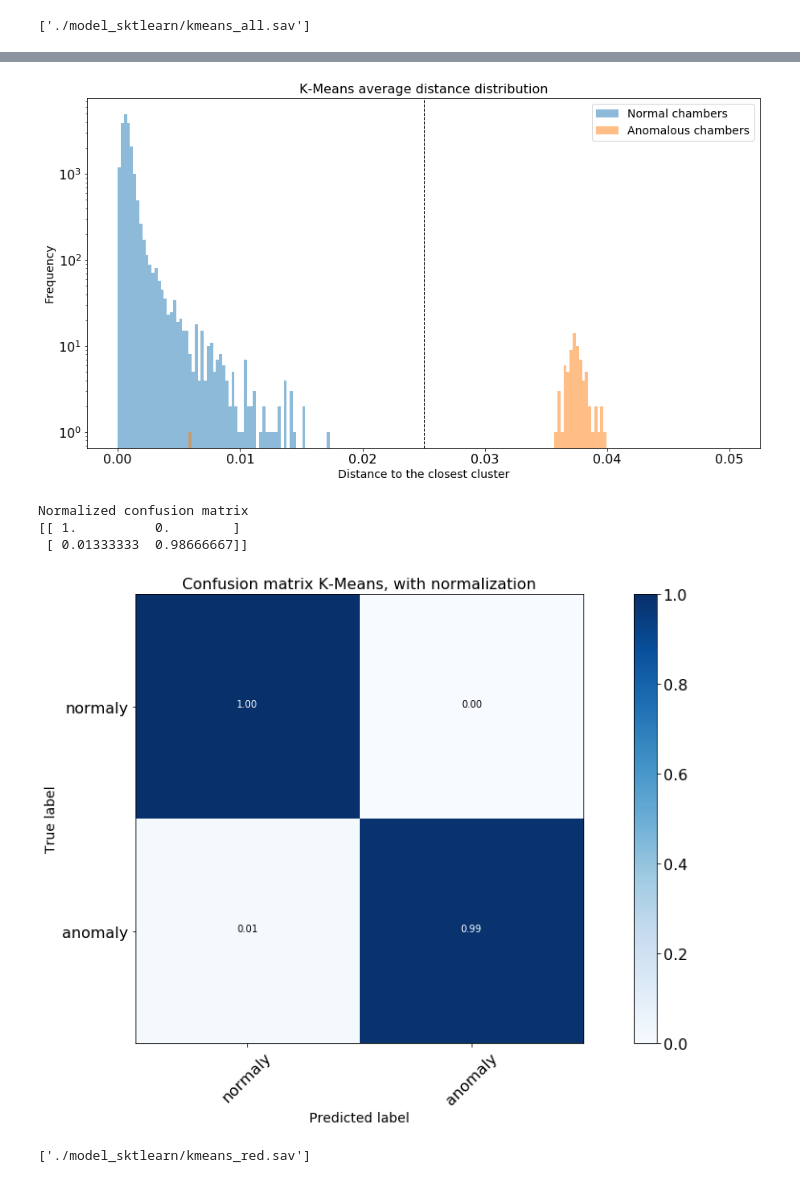
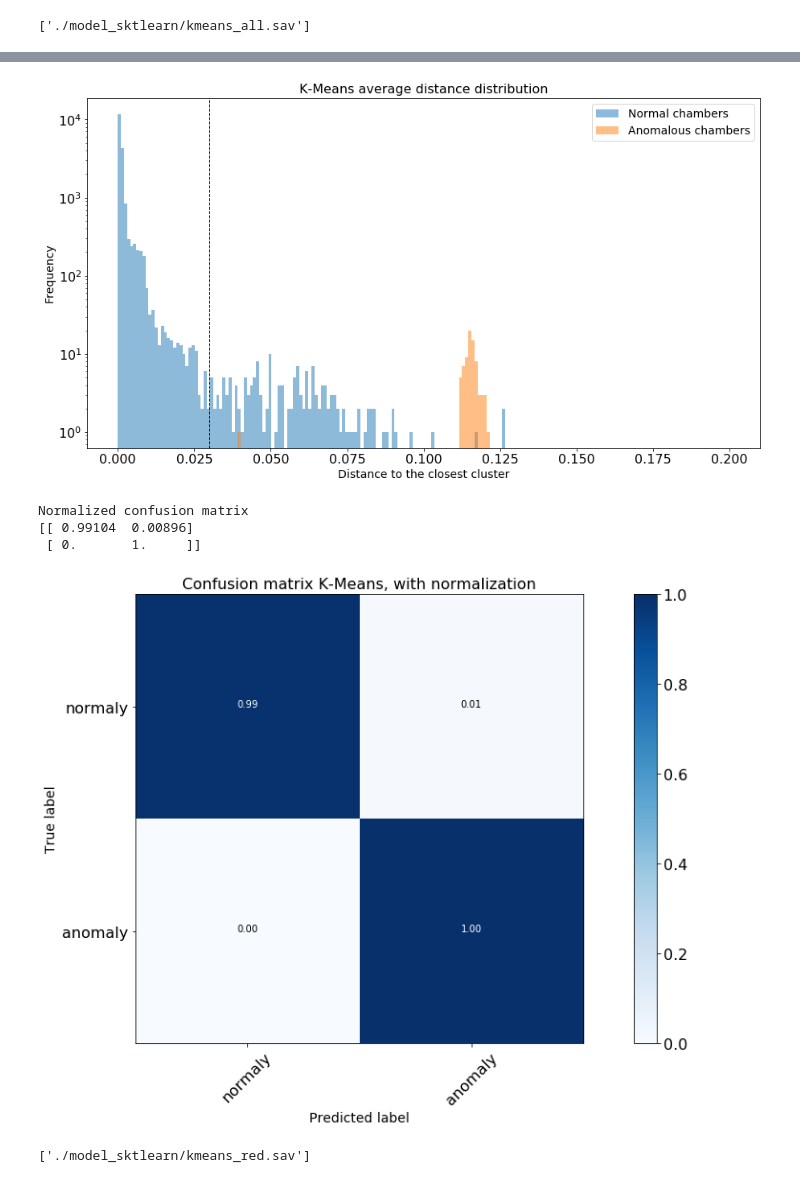
Before and after one commit to bapavlov/L1MTriggerRateMonitoringWithML, a Jupyter notebook: dt_trigger_monitoring_training.ipynb, the cells around one changed output, grey strips where cells are left out. Drawn from its saved outputs; the diff is of its cells as text; code cells hidden in the pictures.

Commit message:
uniform cs

```diff
--- a/dt_trigger_monitoring_training.ipynb
+++ b/dt_trigger_monitoring_training.ipynb
@@ -2104,17 +2178,27 @@ joblib.dump(k_means, filename)
 # %%
 # 0.system, 1.wheel, 2.sector, 3.station, 4.lumi, 5.err, 6.rate, 7.err, 8.CS, 9.err
 def removeItem(data):
-    #index = [0, 4, 5, 6, 7, 9] #leaving only position and CS
-    index = [0, 5, 7, 9] #removing system and errors
+    index = [0, 4, 5, 6, 7, 9] #leaving only position and CS
+    #index = [0, 5, 7, 9] #removing system and errors
     temp = data.copy()
     temp = np.delete(temp, index)
     return temp
 
-scaler_type = 2
+layers_test["content"] = layers_test["content"].apply(np.array)
 layers_test["content_red"] = layers_test["content"].apply(removeItem)
 layers_test["content_red"] = layers_test["content_red"].apply(np.array)
-layers_test["content_red_scaled"] = layers_test["content_red"].apply(scale_data, args=[scaler_type])
 
+layers_train["content"] = layers_train["content"].apply(np.array)
 layers_train["content_red"] = layers_train["content"].apply(removeItem)
 layers_train["content_red"] = layers_train["content_red"].apply(np.array)
-layers_train["content_red_scaled"] = layers_train["content_red"].apply(scale_data, args=[scaler_type])
+# %%
+values = []
+for i in [-2, -1, 0, +1, +2]:
+    v_temp = []
+    for j in range(1, 13):
+        temp = layers_train[(layers_train.score == -1) & (layers_train.wheel == i) &\
+                            (layers_train.run == 306125) & (layers_train.sector == j)].copy()
+        temp = temp.groupby(["wheel", "station"])[["CS"]].mean().reset_index()
+        v_temp.append(temp["CS"].iloc[0])
+        #print i, j, temp["CS"].iloc[0]
+    values.append(v_temp)
@@ -2120,0 +2255,12 @@ layers_train["content_red_scaled"] = layers_train["content_red"].apply(scale_dat
+# %%
+#0.No rescaling
+#1.RobustScaler
+#2.MaxAbsScaler
+#3.QuantileTransformerUniform: NO
+#4.QuantileTransformerNormal: NO
+#5.Normalizer
+#6.MinMaxScaler
+
+scaler_type = 5
+layers_test["content_red_scaled"] = layers_test["content_red"].apply(scale_data, args=[scaler_type])
+layers_train["content_red_scaled"] = layers_train["content_red"].apply(scale_data, args=[scaler_type])
@@ -2120,0 +2269,7 @@ layers_train["content_red_scaled"] = layers_train["content_red"].apply(scale_dat
+# %%
+def extract_cs(data):
+    #print data[0][3]
+    return data[0][3]
+
+layers_train["CS_red"] = layers_train["content_red_scaled"].apply(extract_cs)
+layers_test["CS_red"] = layers_test["content_red_scaled"].apply(extract_cs)
@@ -2145,22 +2327,22 @@ layers_test["dist_red"] = minim
 # %%
 fig, ax = plt.subplots()
 ax.set_yscale('log')
 #ax.grid()
-bins = np.linspace(0, 0.05, 200)
+bins = np.linspace(0, 0.2, 200)
 plt.hist(layers_test[layers_test["score"] < 0]["dist_red"], bins=bins,\
          alpha=0.5, label="Normal chambers")
 plt.hist(layers_test[layers_test["score"] > 0]["dist_red"], bins=bins,\
          alpha=0.5, label="Anomalous chambers")
-plt.axvline(0.025, color='k', linestyle='dashed', linewidth=1)
+plt.axvline(0.03, color='k', linestyle='dashed', linewidth=1)
 plt.title("K-Means average distance distribution")
 plt.legend(loc='best')
 plt.ylabel('Frequency')
 plt.xlabel('Distance to the closest cluster')
 plt.show()
 # %% [output]
-[figure, old version]
+[figure, new version]
 # %%
-th_km = 0.025
+th_km = 0.03
 y_pred = 2*(layers_test["dist_red"] > th_km)-1
 cnf_matrix = confusion_matrix(layers_test["score"].astype(int), y_pred)
 # Plot non-normalized confusion matrix
@@ -2169,8 +2351,8 @@ plot_confusion_matrix(cnf_matrix, classes=["normaly","anomaly"], normalize=True,
                       title='Confusion matrix K-Means, with normalization')
 # %% [output]
 Normalized confusion matrix
-[[ 1.          0.        ]
- [ 0.01333333  0.98666667]]
+[[ 0.99104  0.00896]
+ [ 0.       1.     ]]
 [figure]
 # %%
 filename = './model_sktlearn/kmeans_red.sav'
```
Also changed, not shown: parts of 62 cells of this notebook.
